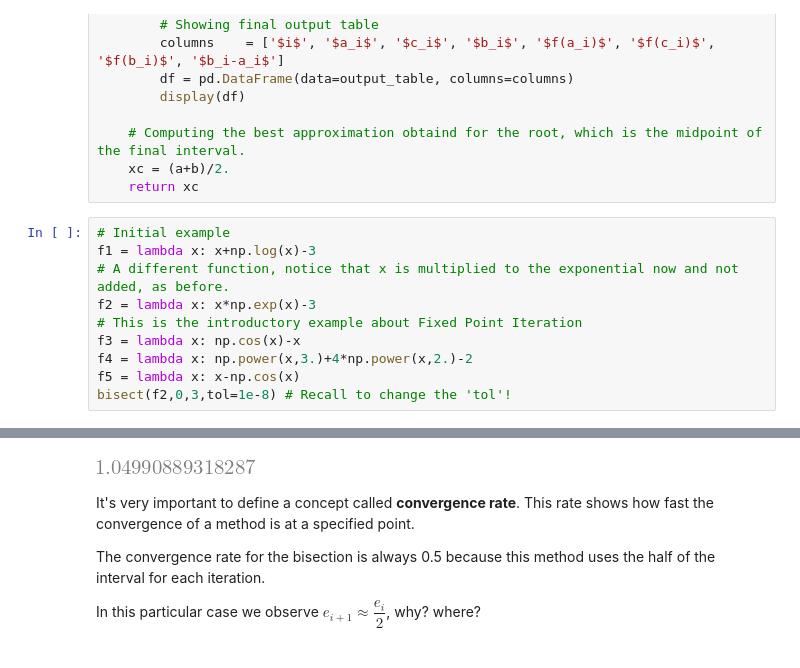
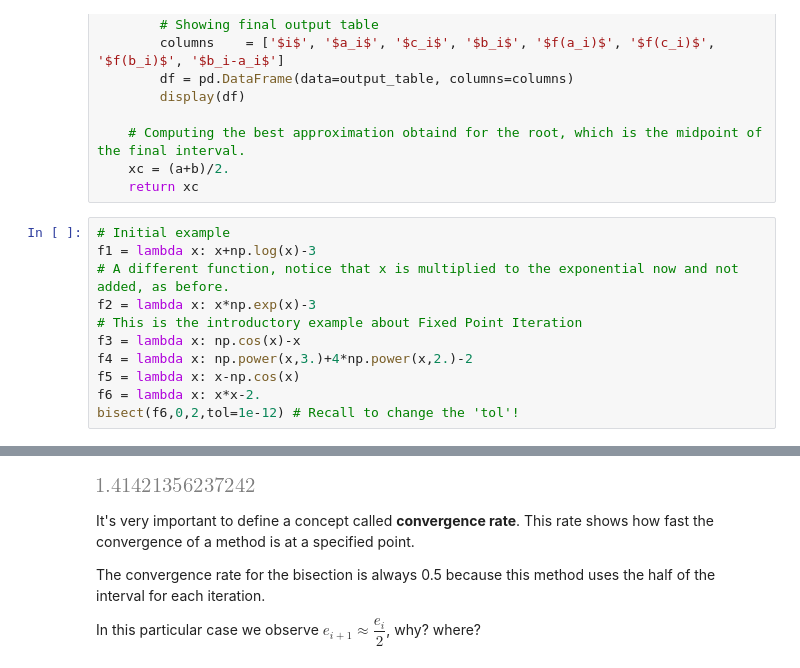
Before and after one commit to tclaudioe/Scientific-Computing-V3, a Jupyter notebook: 03_roots_of_1D_functions.ipynb, the cells around one changed output, grey strips where cells are left out. Drawn from its saved outputs; the diff is of its cells as text.

```diff
--- a/03_roots_of_1D_functions.ipynb
+++ b/03_roots_of_1D_functions.ipynb
@@ -229,6 +238,7 @@ f2 = lambda x: x*np.exp(x)-3
 f3 = lambda x: np.cos(x)-x
 f4 = lambda x: np.power(x,3.)+4*np.power(x,2.)-2
 f5 = lambda x: x-np.cos(x)
-bisect(f2,0,3,tol=1e-8) # Recall to change the 'tol'!
+f6 = lambda x: x*x-2.
+bisect(f6,0,2,tol=1e-12) # Recall to change the 'tol'!
 # %% [output]
 |  | $i$ | $a_i$ | $c_i$ | $b_i$ | $f(a_i)$ | $f(c_i)$ | $f(b_i)$ | $b_i-a_i$ |
@@ -251,4 +261,4 @@ bisect(f2,0,3,tol=1e-8) # Recall to change the 'tol'!
-[figure, old version]
+[figure, new version]
 # %% [markdown]
 It's very important to define a concept called **convergence rate**.
 This rate shows how fast the convergence of a method is at a specified point.
```
Also changed, not shown: parts of 2 cells of this notebook, 2 other files.
